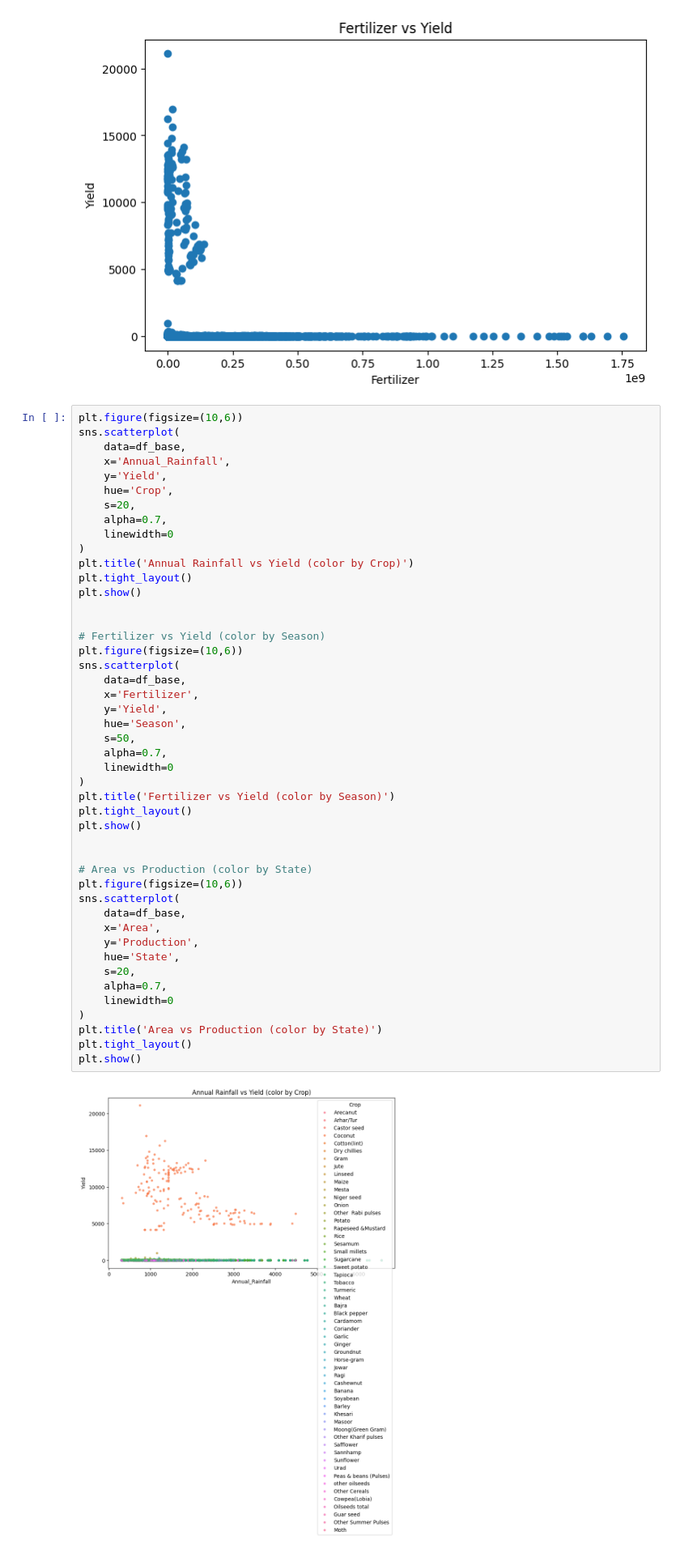
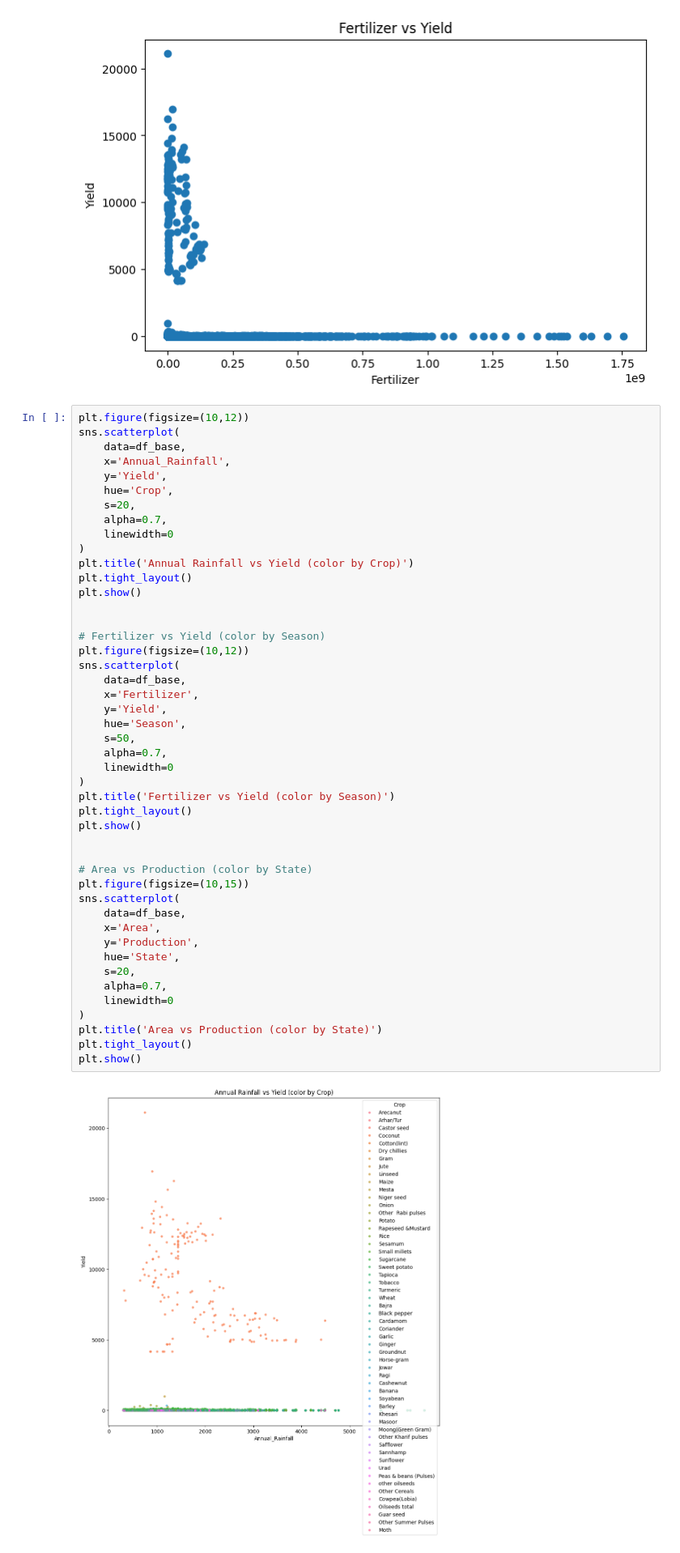
Before and after one commit to isabel0803/MLM_In_prod_group_project, a Jupyter notebook: bharat_farming/exploration/p1.ipynb, the cells around one changed output. Shown at 81% size. Cells and saved outputs as stored; diff of their text form.

```diff
--- a/bharat_farming/exploration/p1.ipynb
+++ b/bharat_farming/exploration/p1.ipynb
@@ -86,7 +88,7 @@ plt.show()
 # %% [output]
 [figure]
 # %%
-plt.figure(figsize=(10,6))
+plt.figure(figsize=(10,12))
 sns.scatterplot(
     data=df_base,
     x='Annual_Rainfall',
@@ -102,34 +104,34 @@ plt.show()
 
 
 # Fertilizer vs Yield (color by Season)
-plt.figure(figsize=(10,6))
+plt.figure(figsize=(10,12))
 sns.scatterplot(
     data=df_base,
     x='Fertilizer',
     y='Yield',
     hue='Season',
     s=50,
     alpha=0.7,
     linewidth=0
 )
 plt.title('Fertilizer vs Yield (color by Season)')
 plt.tight_layout()
 plt.show()
 
 
 # Area vs Production (color by State)
-plt.figure(figsize=(10,6))
+plt.figure(figsize=(10,15))
 sns.scatterplot(
     data=df_base,
     x='Area',
     y='Production',
     hue='State',
     s=20,
     alpha=0.7,
     linewidth=0
 )
 plt.title('Area vs Production (color by State)')
 plt.tight_layout()
 plt.show()
 # %% [output]
-[figure, old version]
+[figure, new version]
```
Also changed, not shown: parts of 13 cells of this notebook.
